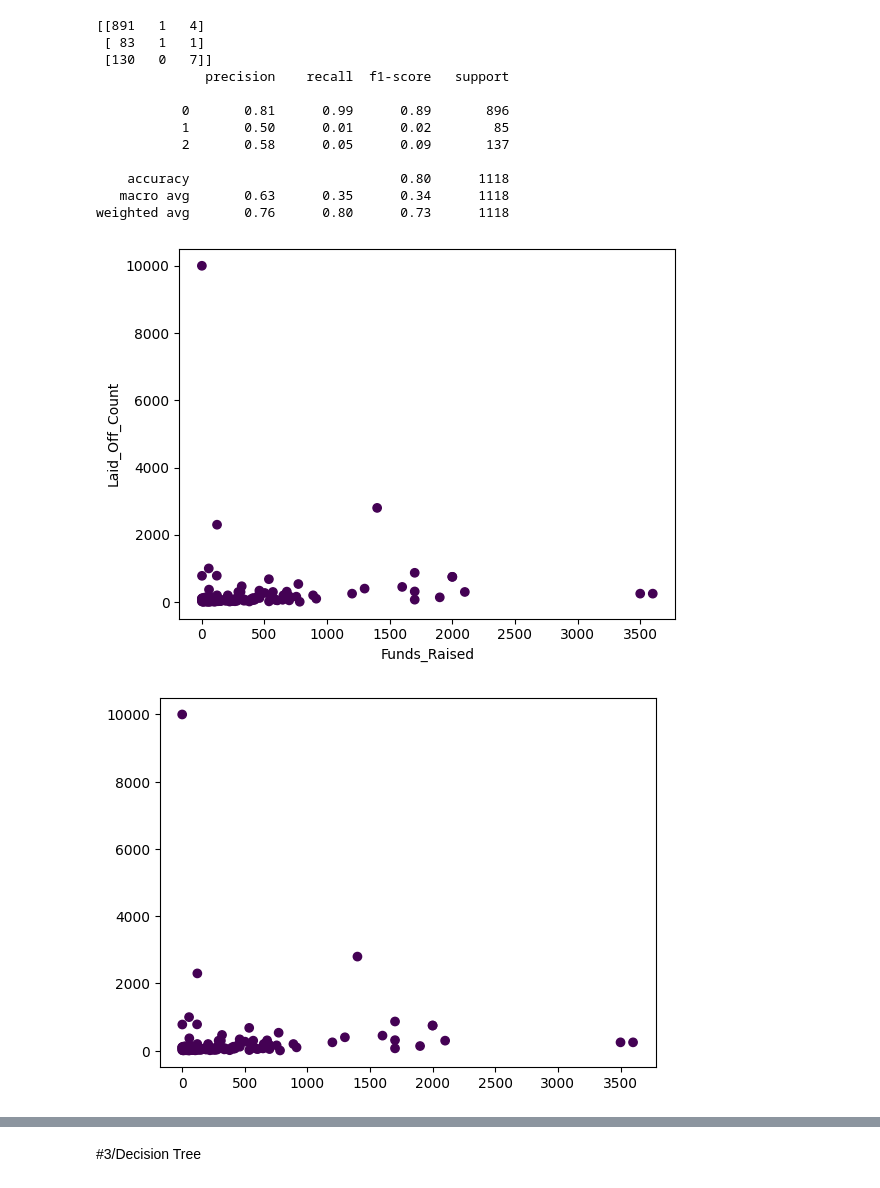
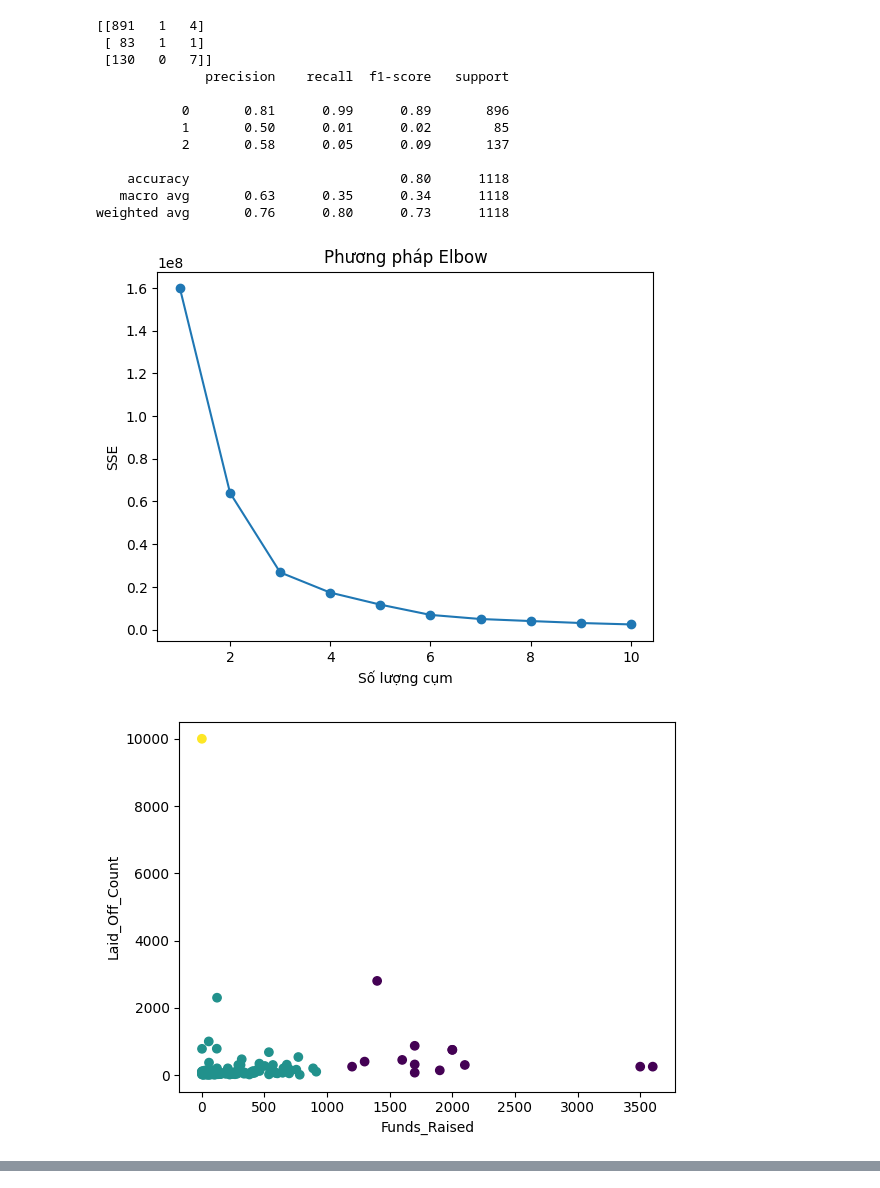
Before and after one commit to haduycattuong/DataMining-LayoffsDataset, a Jupyter notebook: Layoffs.ipynb, the cells around one changed output, grey strips where cells are left out. Cells and saved outputs as stored; diff of their text form; code cells hidden in the pictures.

```diff
--- a/Layoffs.ipynb
+++ b/Layoffs.ipynb
@@ -214,5 +130,5 @@ df2.head()
 # %%
-df4 = pd.read_csv('/content/drive/MyDrive/Colab Notebooks/Layoffs/Layoffs_Cleaned.csv', index_col = 0)
+df4 = pd.read_csv('/content/drive/MyDrive/Colab Notebooks/Layoffs/Layoffs_Cleaned.csv')
 df4
 # %% [output]
 |  | Company | Industry | Percentage | Funds_Raised | Stage | Country | Laid_Off_Count | Year |
@@ -425,26 +349,34 @@ print(classification_report(y_true, y_pred_3))
     accuracy                           0.80      1118
    macro avg       0.63      0.35      0.34      1118
 weighted avg       0.76      0.80      0.73      1118
+# %%
+data_test = data_test.drop(labels = ['Company', 'Industry'], axis = 1)
+max_clusters = 10
+sse = []
+for k in range(1, max_clusters + 1):
+  kmeans = KMeans(n_clusters=k, random_state=42)
+  kmeans.fit(data_test)
+  sse.append(kmeans.inertia_)
+
+plt.plot(range(1, max_clusters + 1), sse, marker = 'o')
+plt.xlabel('Số lượng cụm')
+plt.ylabel('SSE')
+plt.title('Phương pháp Elbow')
+plt.show()
+# %% [output]
+[figure, added]
 # %%
-X_test = data_test.drop(labels = ['Company', 'Industry'], axis = 1)
-y_pred_2 = kmeans2.predict(X_test)
+X_test = data_test
+kmeans3 = KMeans(n_clusters=3,random_state=0).fit(X_test)
+kmeans5 = KMeans(n_clusters=5,random_state=0).fit(X_test)
+
+y_pred_5 = kmeans5.predict(X_test)
 y_pred_3 = kmeans3.predict(X_test)
-y_pred_4 = kmeans4.predict(X_test)
-y_pred_5 = kmeans5.predict(X_test)
-y_pred_6 = kmeans6.predict(X_test)
 import matplotlib.pyplot as plt
 plt.xlabel('Funds_Raised')
 plt.ylabel('Laid_Off_Count')
-plt.scatter(X_test['Funds_Raised'],X_test['Laid_Off_Count'],c=y_pred_2)
-plt.show()
+
 plt.scatter(X_test['Funds_Raised'],X_test['Laid_Off_Count'],c=y_pred_3)
 plt.show()
-plt.scatter(X_test['Funds_Raised'],X_test['Laid_Off_Count'],c=y_pred_4)
-plt.show()
-plt.scatter(X_test['Funds_Raised'],X_test['Laid_Off_Count'],c=y_pred_5)
-plt.show()
-plt.scatter(X_test['Funds_Raised'],X_test['Laid_Off_Count'],c=y_pred_6)
-plt.show()
 # %% [output]
-[figure, old version]
+[figure, new version]
-[figure, removed]
@@ -454,2 +382,0 @@ plt.show()
-# %% [markdown]
-#3/Decision Tree
```
Also changed, not shown: parts of 30 cells of this notebook.
